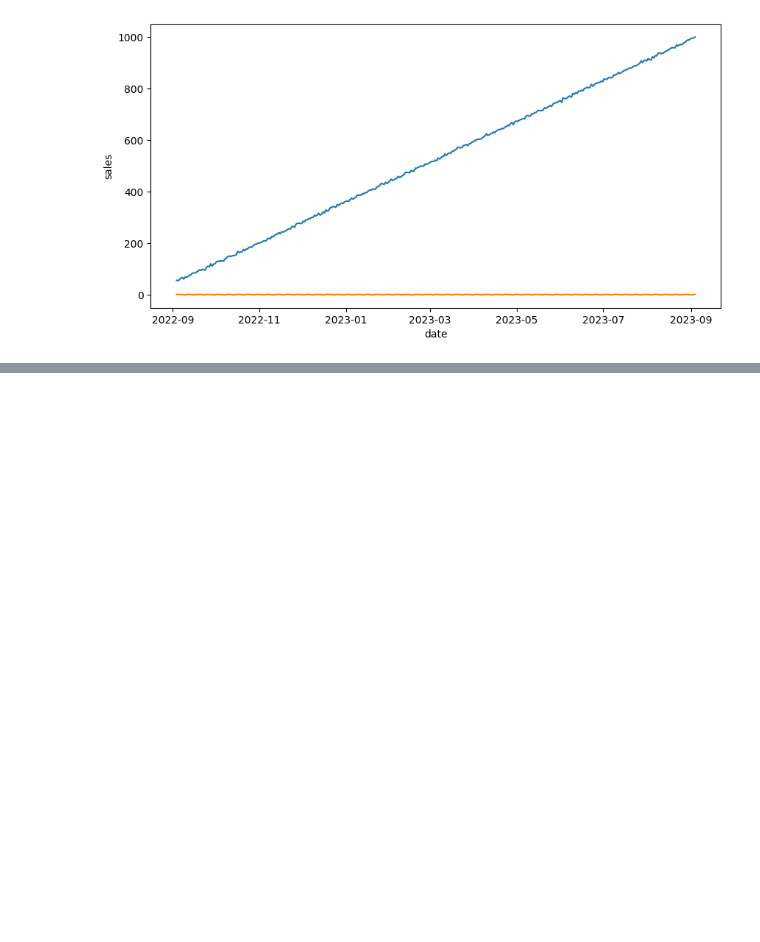
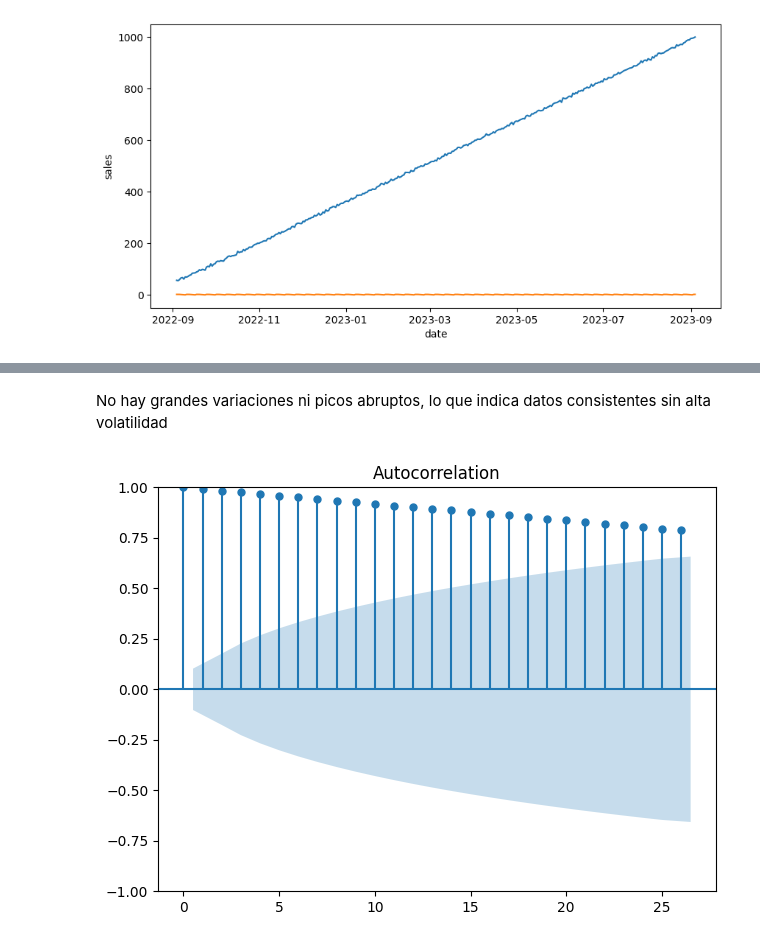
Before and after one commit to 4GeeksAcademy/machine-learning-python-template_serie_temporal_ds_13_david, a Jupyter notebook: src/explore.ipynb, the cells around one changed output, grey strips where cells are left out. Cells and saved outputs as stored; diff of their text form; code cells hidden in the pictures; blank space fills up the shorter version.

```diff
--- a/src/explore.ipynb
+++ b/src/explore.ipynb
@@ -86,0 +135,10 @@ sns.lineplot(data = seasonal)
+# %% [markdown]
+No hay grandes variaciones ni picos abruptos, lo que indica datos consistentes sin alta volatilidad
+# %%
+# Análisis de autocorrelación
+
+plot_acf(ts_total)
+plt.tight_layout()
+plt.show()
+# %% [output]
+[figure, added]
```
Also changed, not shown: parts of 13 cells of this notebook.
